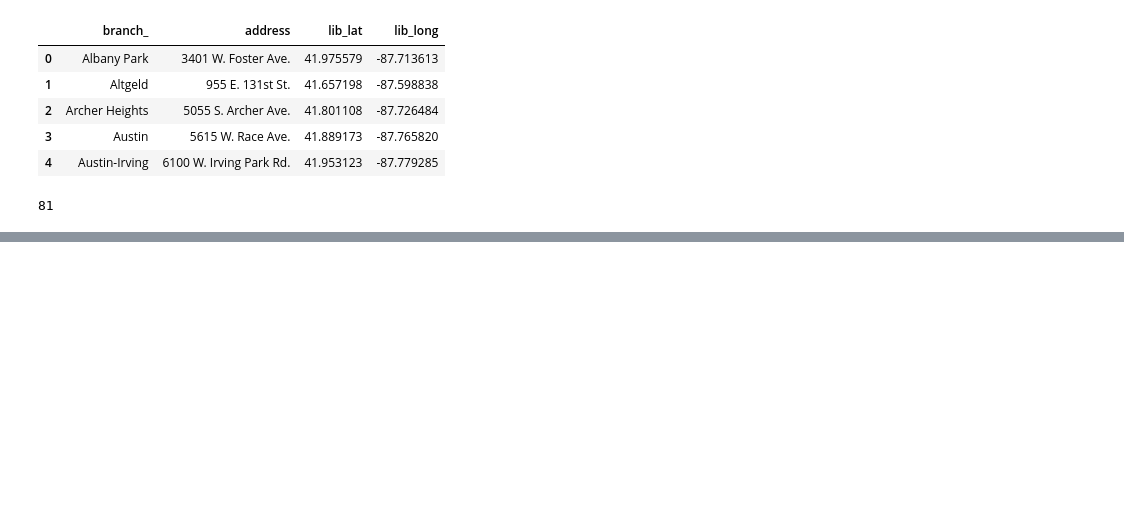
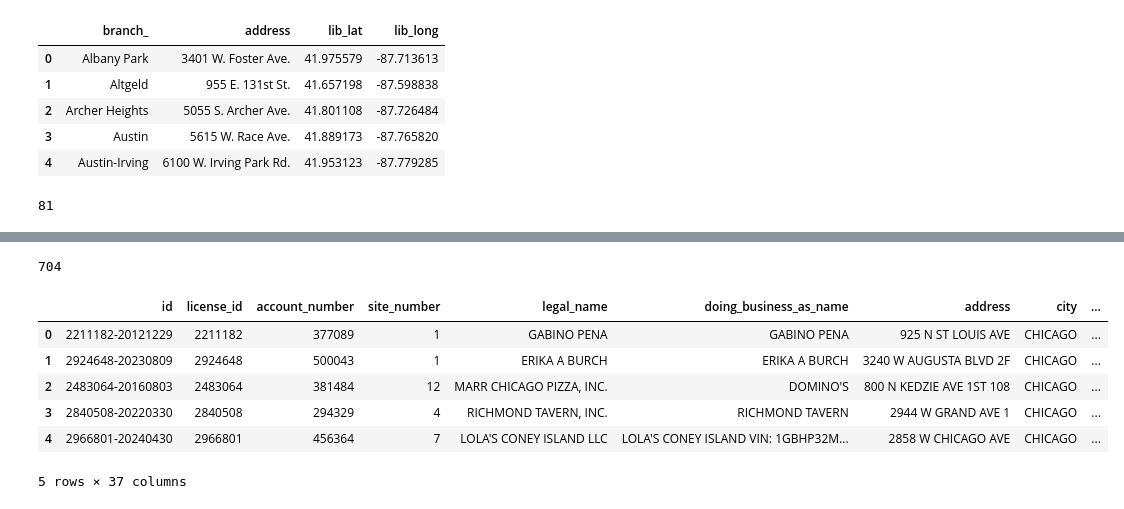
Before and after one commit to mjkimss/library-business-did, a Jupyter notebook: src/01_explore_data.ipynb, the cells around one changed output, grey strips where cells are left out. Cells and saved outputs as stored; diff of their text form; code cells hidden in the pictures; blank space fills up the shorter version.

```diff
--- a/src/01_explore_data.ipynb
+++ b/src/01_explore_data.ipynb
@@ -110,0 +131,13 @@ libraries_df.to_csv('../data/raw/cpl_libraries_raw.csv', index=False)
+# %%
+treatment_data = [
+    {'branch_': 'Daley, Richard M.', 'treatment_date': '2011-07-08'},
+    {'branch_': 'West Loop', 'treatment_date': '2019-01-17'},
+    {'branch_': 'Independence', 'treatment_date': '2019-01-22'},
+    {'branch_': 'Little Italy', 'treatment_date': '2019-01-22'},
+    {'branch_': 'Northtown', 'treatment_date': '2019-03-05'},
+    {'branch_': 'Legler Regional', 'treatment_date': '2019-06-01'},  # month-level only, day unknown
+    {'branch_': 'Altgeld', 'treatment_date': '2020-11-09'},
+]
+treatment_df = pd.DataFrame(treatment_data)
+treatment_df['treatment_date'] = pd.to_datetime(treatment_df['treatment_date'])
+treatment_df
@@ -110,0 +183,15 @@ libraries_df.to_csv('../data/raw/cpl_libraries_raw.csv', index=False)
+# %%
+test_row = treatment_df.iloc[0]  # Daley, Richard M.
+test_licenses = get_licenses_near(test_row['lib_lat'], test_row['lib_long'], radius_meters=804, client=client)
+# 804 meters ≈ 0.5 miles
+print(len(test_licenses))
+test_licenses.head()
+# %% [output]
+704
+|  | id | license_id | account_number | site_number | legal_name | doing_business_as_name | address | city | ... |
+| 0 | 2211182-20121229 | 2211182 | 377089 | 1 | GABINO PENA | GABINO PENA | 925 N ST LOUIS AVE | CHICAGO | ... |
+| 1 | 2924648-20230809 | 2924648 | 500043 | 1 | ERIKA A BURCH | ERIKA A BURCH | 3240 W AUGUSTA BLVD 2F | CHICAGO | ... |
+| 2 | 2483064-20160803 | 2483064 | 381484 | 12 | MARR CHICAGO PIZZA, INC. | DOMINO'S | 800 N KEDZIE AVE 1ST 108 | CHICAGO | ... |
+| 3 | 2840508-20220330 | 2840508 | 294329 | 4 | RICHMOND TAVERN, INC. | RICHMOND TAVERN | 2944 W GRAND AVE 1 | CHICAGO | ... |
+| 4 | 2966801-20240430 | 2966801 | 456364 | 7 | LOLA'S CONEY ISLAND LLC | LOLA'S CONEY ISLAND VIN: 1GBHP32M... | 2858 W CHICAGO AVE | CHICAGO | ... |
+5 rows × 37 columns
```
Also changed, not shown: parts of 18 cells of this notebook, 6 other files.
